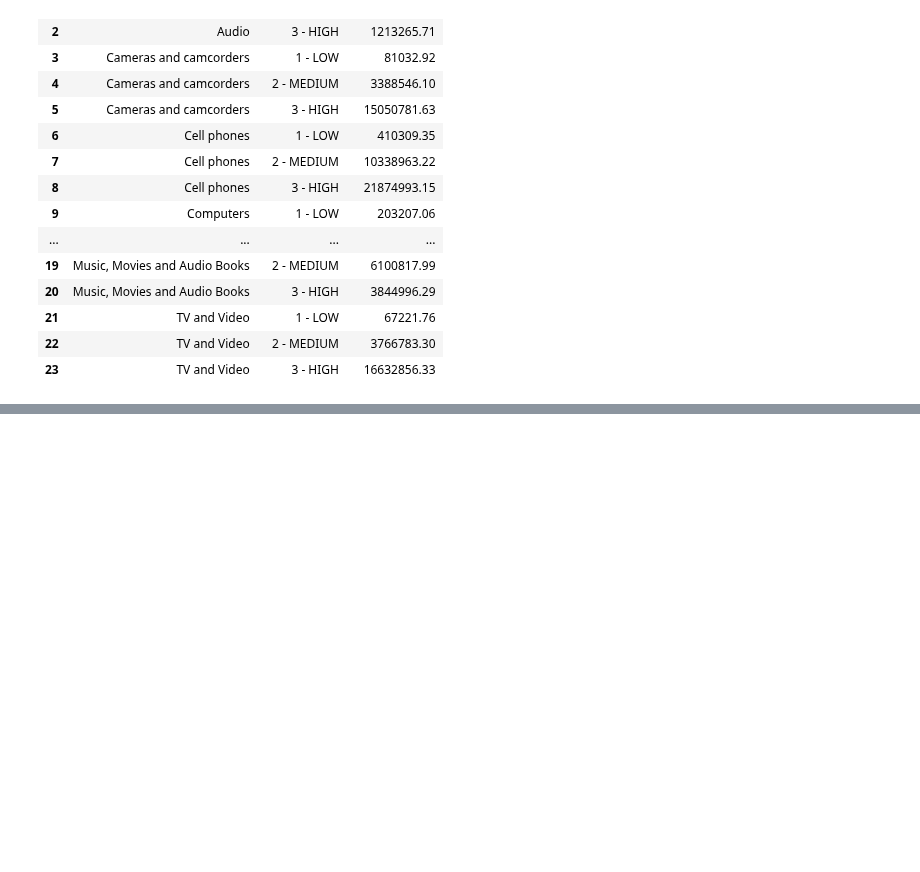
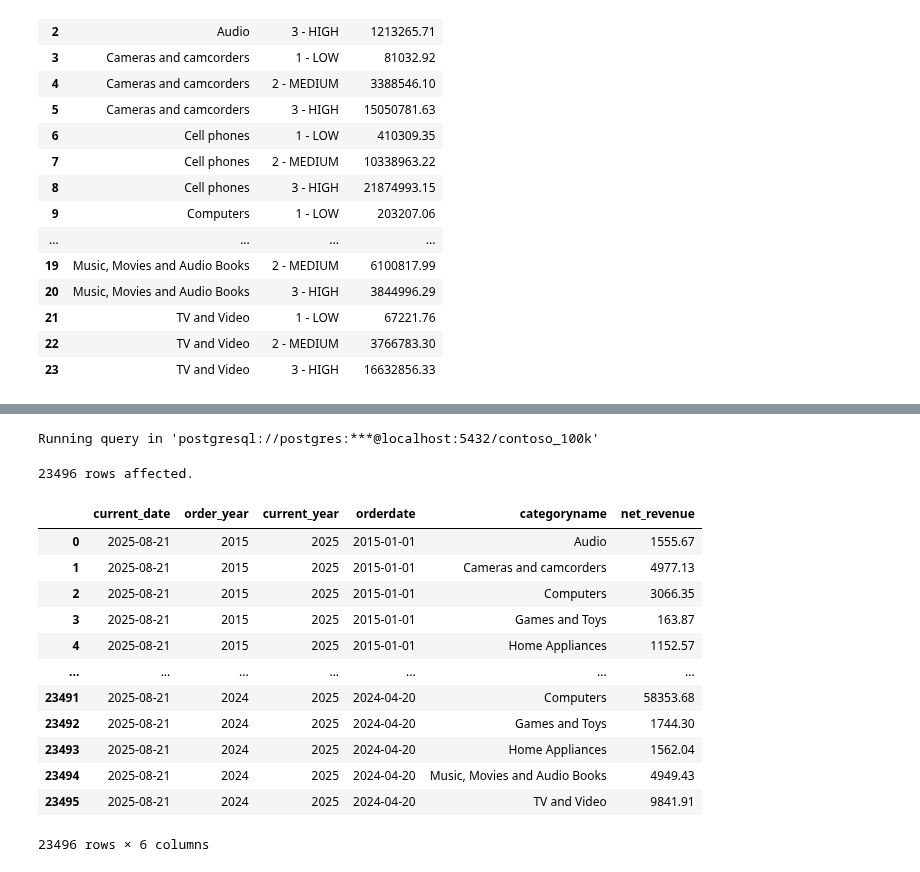
Before and after one commit to Chinedu-analysis/Chinedu-analysis, a Jupyter notebook: Resources/Blank_SQL_Notebook.ipynb, the cells around one changed output, grey strips where cells are left out. Drawn from its saved outputs; the diff is of its cells as text; code cells hidden in the pictures; blank space fills up the shorter version.

```diff
--- a/Resources/Blank_SQL_Notebook.ipynb
+++ b/Resources/Blank_SQL_Notebook.ipynb
@@ -692,0 +713,30 @@ Running query in 'postgresql://postgres:***@localhost:5432/contoso_100k'
+# %%
+%%sql
+
+SELECT
+    Current_Date,
+    Extract( Year from orderdate) as order_year,
+    Extract(Year from current_date) As current_year,
+    s.orderdate,
+    p.categoryname,
+    SUM(quantity * netprice * exchangerate) as net_revenue
+FROM Sales s
+LEFT JOIN product p ON s.productkey = p.productkey
+GROUP BY s.orderdate, p.categoryname
+Order BY s.orderdate, p.categoryname
+# %% [output]
+Running query in 'postgresql://postgres:***@localhost:5432/contoso_100k'
+23496 rows affected.
+|  | current_date | order_year | current_year | orderdate | categoryname | net_revenue |
+| 0 | 2025-08-21 | 2015 | 2025 | 2015-01-01 | Audio | 1555.67 |
+| 1 | 2025-08-21 | 2015 | 2025 | 2015-01-01 | Cameras and camcorders | 4977.13 |
+| 2 | 2025-08-21 | 2015 | 2025 | 2015-01-01 | Computers | 3066.35 |
+| 3 | 2025-08-21 | 2015 | 2025 | 2015-01-01 | Games and Toys | 163.87 |
+| 4 | 2025-08-21 | 2015 | 2025 | 2015-01-01 | Home Appliances | 1152.57 |
+| ... | ... | ... | ... | ... | ... | ... |
+| 23491 | 2025-08-21 | 2024 | 2025 | 2024-04-20 | Computers | 58353.68 |
+| 23492 | 2025-08-21 | 2024 | 2025 | 2024-04-20 | Games and Toys | 1744.30 |
+| 23493 | 2025-08-21 | 2024 | 2025 | 2024-04-20 | Home Appliances | 1562.04 |
+| 23494 | 2025-08-21 | 2024 | 2025 | 2024-04-20 | Music, Movies and Audio Books | 4949.43 |
+| 23495 | 2025-08-21 | 2024 | 2025 | 2024-04-20 | TV and Video | 9841.91 |
+23496 rows × 6 columns
```
Also changed, not shown: parts of 2 cells of this notebook.
